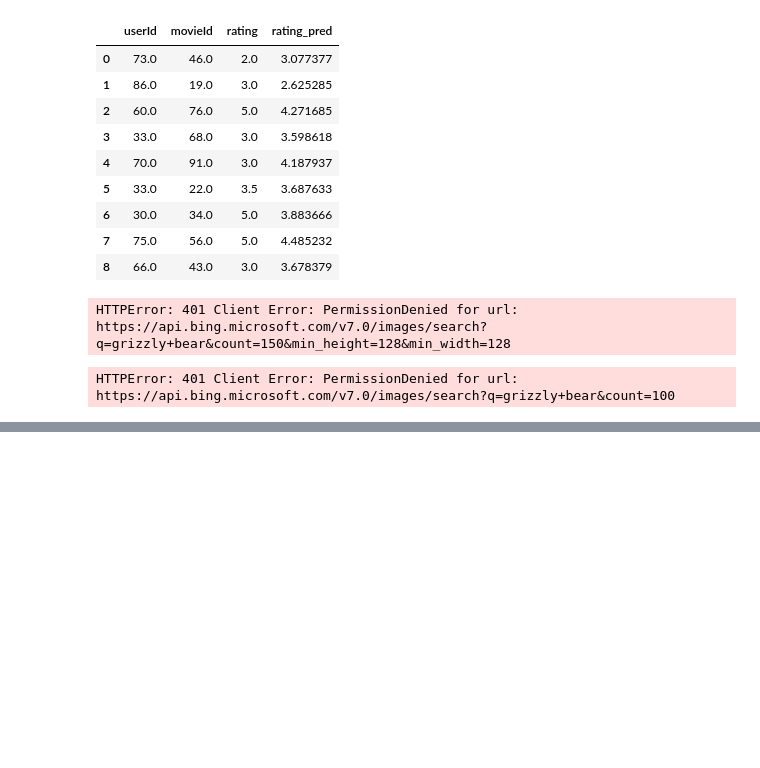
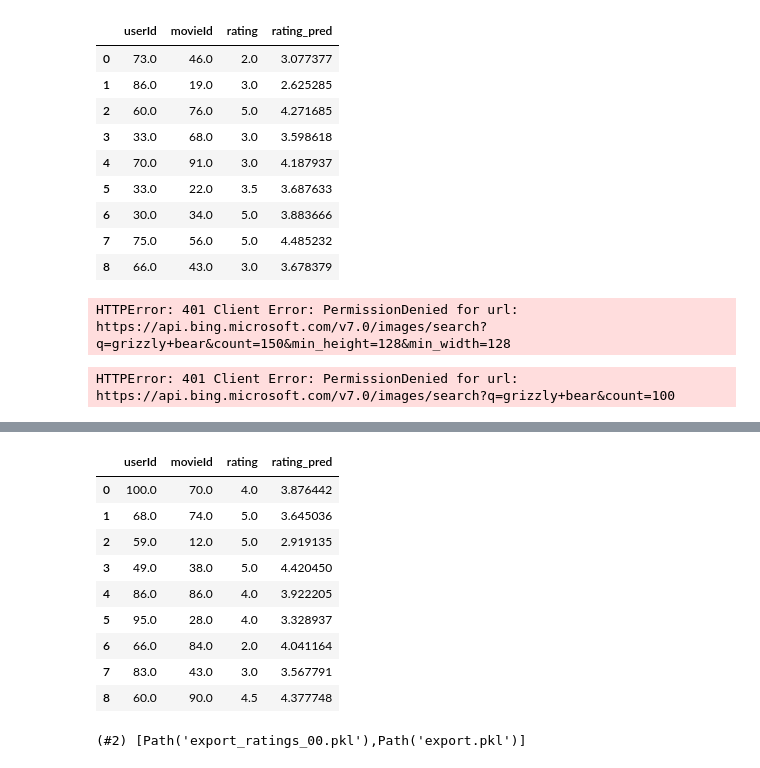
Before and after one commit to Sergo448/FastAI_PyTorch, a Jupyter notebook: notebooks/00_intro.ipynb, the cells around one changed output, grey strips where cells are left out. Cells and saved outputs as stored; diff of their text form; code cells hidden in the pictures; blank space fills up the shorter version.

```diff
--- a/notebooks/00_intro.ipynb
+++ b/notebooks/00_intro.ipynb
@@ -214,3 +214,13 @@ results = search_images_bing(key, 'grizzly bear', min_sz=128)
 ims = results.attrgot('contentUrl')
 # %% [output]
 HTTPError: 401 Client Error: PermissionDenied for url: https://api.bing.microsoft.com/v7.0/images/search?q=grizzly+bear&count=100
+# %%
+from fastai.collab import *
+from fastai.vision.all import *
+
+path = untar_data(URLs.ML_SAMPLE)
+
+dls = CollabDataLoaders.from_csv(path/'ratings.csv')
+
+learn = collab_learner(dls, y_range=(0.5, 5.5))
+learn.fine_tune(10)
@@ -216,0 +241,3 @@ HTTPError: 401 Client Error: PermissionDenied for url: https://api.bing.microsof
+# %%
+learn.show_results()
+# %% [output]
@@ -216,0 +245,10 @@ HTTPError: 401 Client Error: PermissionDenied for url: https://api.bing.microsof
+|  | userId | movieId | rating | rating_pred |
+| 0 | 100.0 | 70.0 | 4.0 | 3.876442 |
+| 1 | 68.0 | 74.0 | 5.0 | 3.645036 |
+| 2 | 59.0 | 12.0 | 5.0 | 2.919135 |
+| 3 | 49.0 | 38.0 | 5.0 | 4.420450 |
+| 4 | 86.0 | 86.0 | 4.0 | 3.922205 |
+| 5 | 95.0 | 28.0 | 4.0 | 3.328937 |
+| 6 | 66.0 | 84.0 | 2.0 | 4.041164 |
+| 7 | 83.0 | 43.0 | 3.0 | 3.567791 |
+| 8 | 60.0 | 90.0 | 4.5 | 4.377748 |
@@ -216,0 +257,6 @@ HTTPError: 401 Client Error: PermissionDenied for url: https://api.bing.microsof
+# %%
+path = Path()
+
+path.ls(file_exts='.pkl')
+# %% [output]
+(#2) [Path('export_ratings_00.pkl'),Path('export.pkl')]
```
Also changed, not shown: parts of 6 cells of this notebook, 2 other files.
